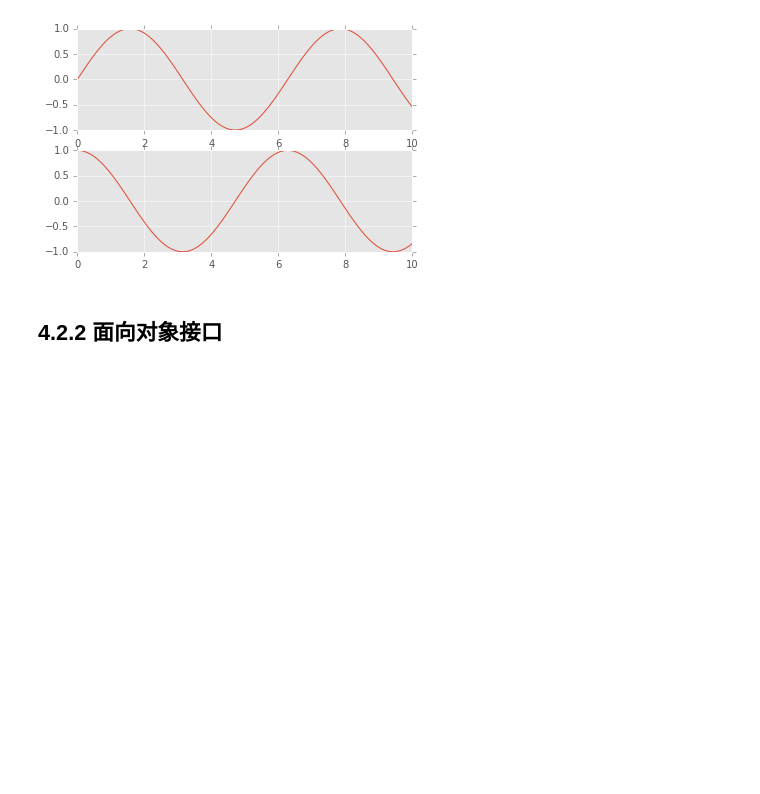
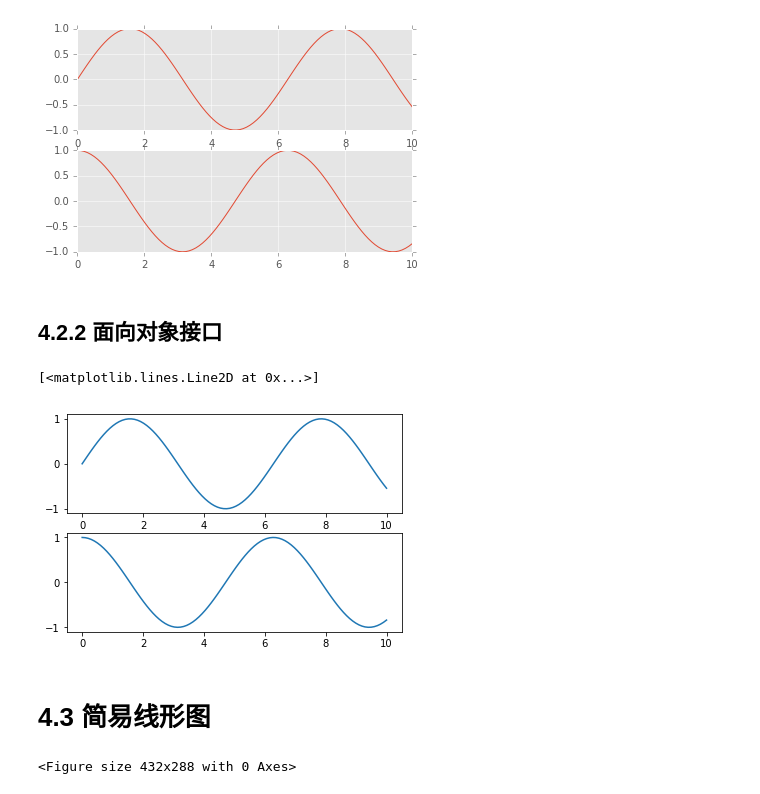
Before and after one commit to Git2191866109/BookStudy, a Jupyter notebook: book3/book3_4_1-3.ipynb, the cells around one changed output. Drawn from its saved outputs; the diff is of its cells as text; code cells hidden in the pictures; blank space fills up the shorter version.

```diff
--- a/book3/book3_4_1-3.ipynb
+++ b/book3/book3_4_1-3.ipynb
@@ -87,3 +87,16 @@ plt.plot(x, np.cos(x))
 [figure]
 # %% [markdown]
 ## 4.2.2 面向对象接口
+# %%
+# 先创建图形网络
+# ax是一个包含两个Axes对象的数组
+fig, ax = plt.subplots(2)
+
+# 在每个对象上调用plot()方法
+ax[0].plot(x, np.sin(x))
+ax[1].plot(x, np.cos(x))
+# %% [output]
+[<matplotlib.lines.Line2D at 0x...>]
+[figure, added]
+# %% [markdown]
+# 4.3 简易线形图
@@ -89,0 +111,4 @@ plt.plot(x, np.cos(x))
+# %%
+fig = plt.figure()
+# %% [output]
+<Figure size 432x288 with 0 Axes>
```
Also changed, not shown: parts of 16 cells of this notebook, 1 other file.
